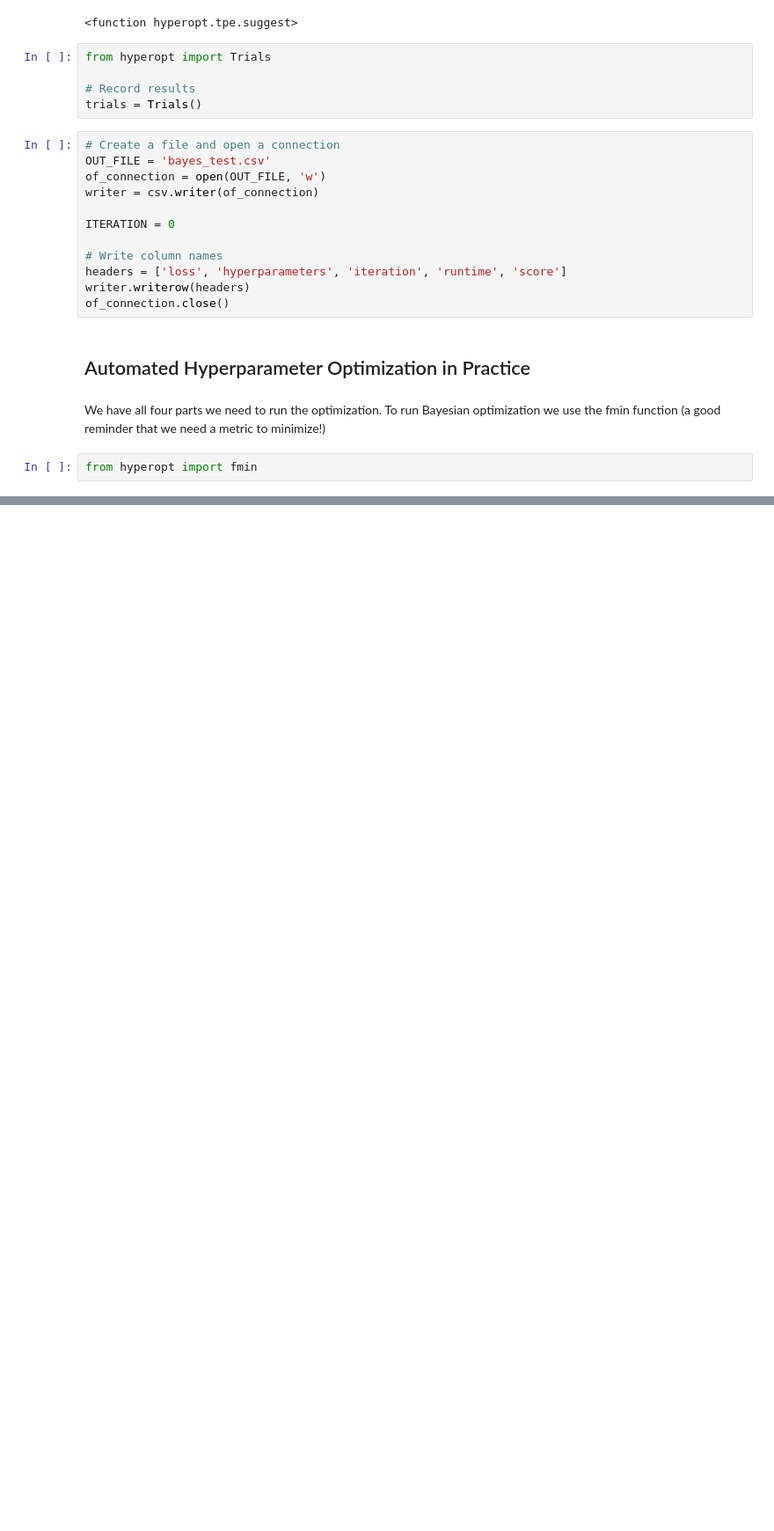
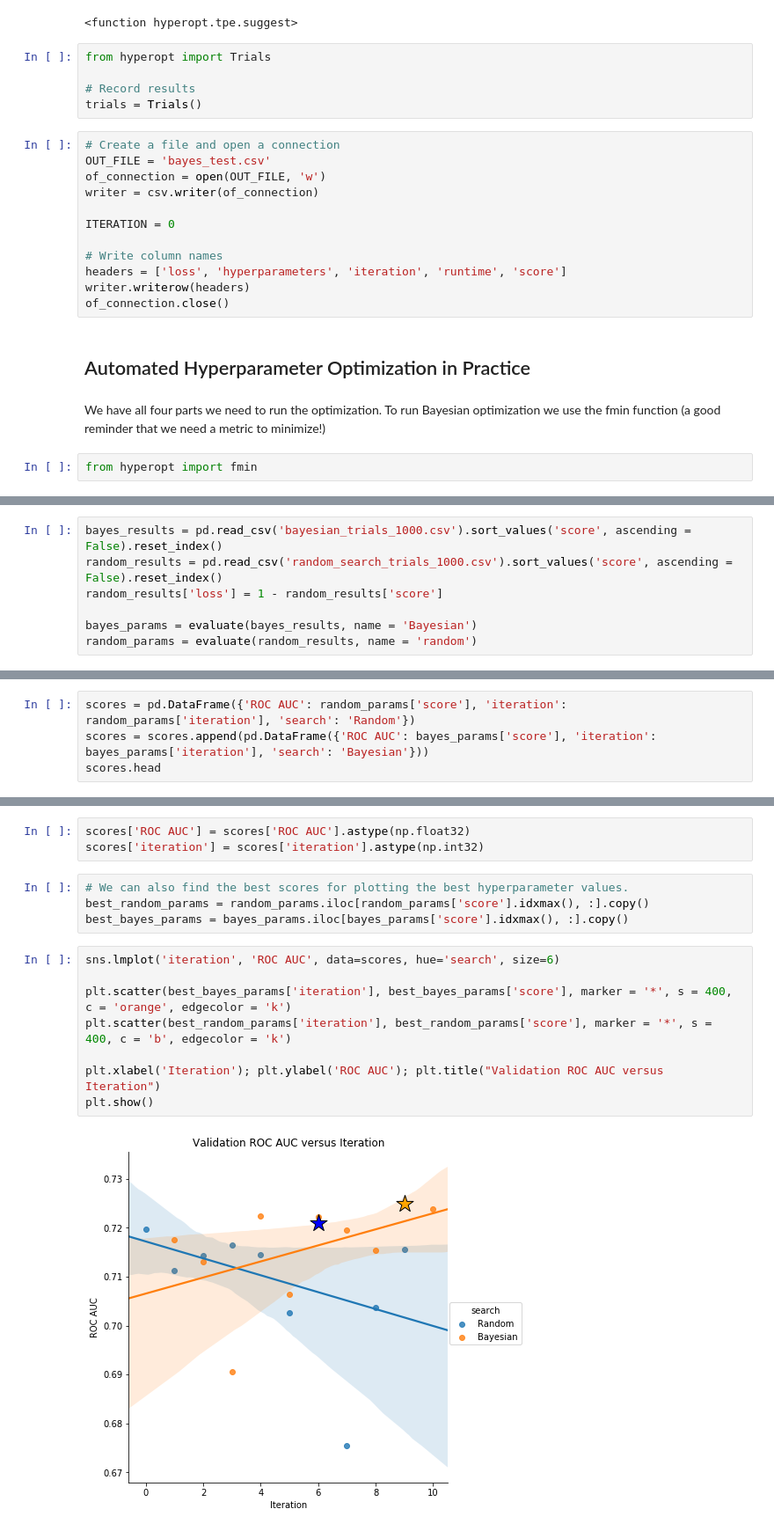
Before and after one commit to lianxiaolei/credit-risk, a Jupyter notebook: notebook/Automated Model Tuning.ipynb, the cells around one changed output, grey strips where cells are left out. Shown: that part at 88% size. Cells and saved outputs as stored; diff of their text form; blank space fills up the shorter version.

```diff
--- a/notebook/Automated Model Tuning.ipynb
+++ b/notebook/Automated Model Tuning.ipynb
@@ -354,0 +501,7 @@ best
+# %%
+bayes_results = pd.read_csv('bayesian_trials_1000.csv').sort_values('score', ascending = False).reset_index()
+random_results = pd.read_csv('random_search_trials_1000.csv').sort_values('score', ascending = False).reset_index()
+random_results['loss'] = 1 - random_results['score']
+
+bayes_params = evaluate(bayes_results, name = 'Bayesian')
+random_params = evaluate(random_results, name = 'random')
@@ -354,0 +513,4 @@ best
+# %%
+scores = pd.DataFrame({'ROC AUC': random_params['score'], 'iteration': random_params['iteration'], 'search': 'Random'})
+scores = scores.append(pd.DataFrame({'ROC AUC': bayes_params['score'], 'iteration': bayes_params['iteration'], 'search': 'Bayesian'}))
+scores.head
@@ -354,0 +535,17 @@ best
+# %%
+scores['ROC AUC'] = scores['ROC AUC'].astype(np.float32)
+scores['iteration'] = scores['iteration'].astype(np.int32)
+# %%
+# We can also find the best scores for plotting the best hyperparameter values.
+best_random_params = random_params.iloc[random_params['score'].idxmax(), :].copy()
+best_bayes_params = bayes_params.iloc[bayes_params['score'].idxmax(), :].copy()
+# %%
+sns.lmplot('iteration', 'ROC AUC', data=scores, hue='search', size=6)
+
+plt.scatter(best_bayes_params['iteration'], best_bayes_params['score'], marker = '*', s = 400, c = 'orange', edgecolor = 'k')
+plt.scatter(best_random_params['iteration'], best_random_params['score'], marker = '*', s = 400, c = 'b', edgecolor = 'k')
+
+plt.xlabel('Iteration'); plt.ylabel('ROC AUC'); plt.title("Validation ROC AUC versus Iteration")
+plt.show()
+# %% [output]
+[figure, added]
```
Also changed, not shown: parts of 37 cells of this notebook, 4 other files.
